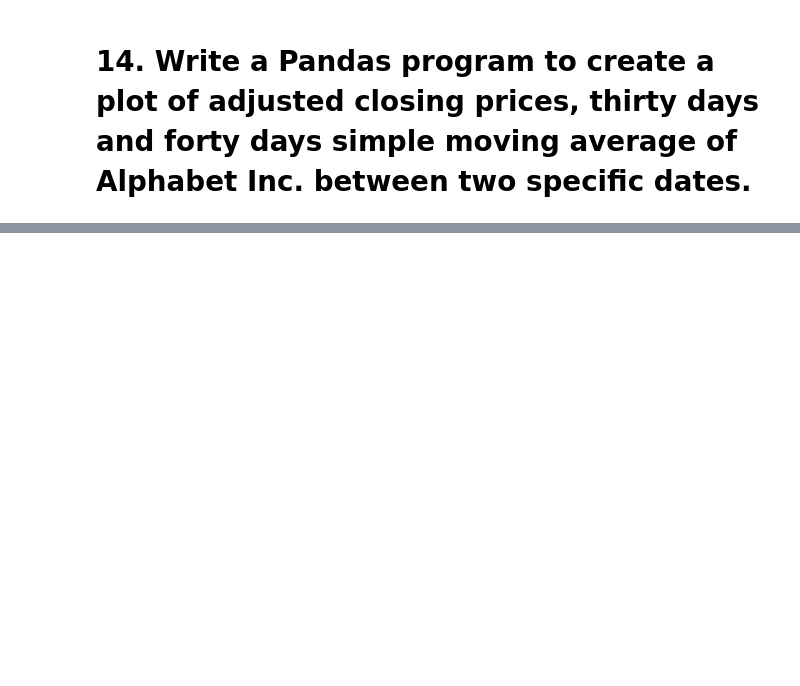
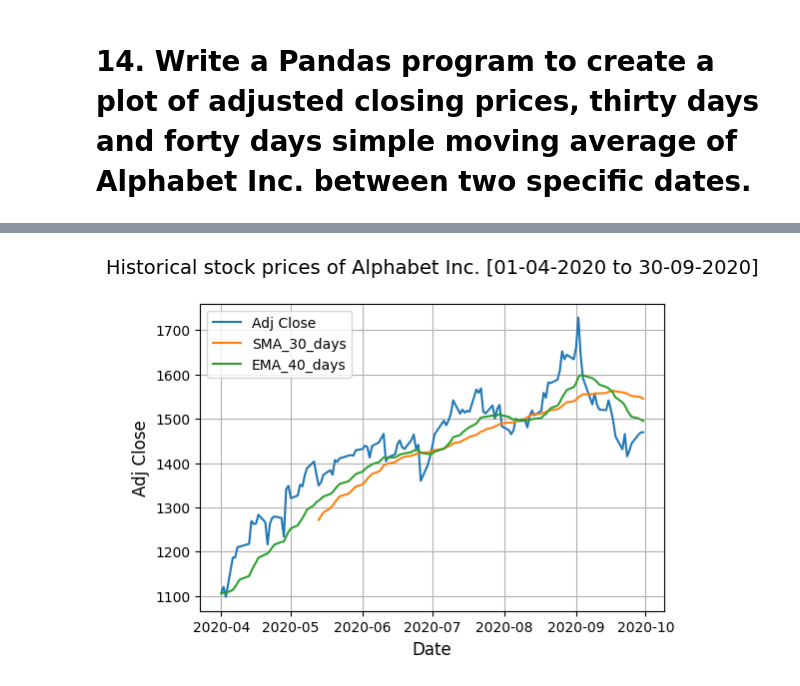
Before and after one commit to MayureshOP-max/DataAnalytics, a Jupyter notebook: Assignment_6.ipynb, the cells around one changed output, grey strips where cells are left out. Saved outputs shown, nothing was run; the diff lists cells and outputs as text; code cells hidden in the pictures; blank space fills up the shorter version.

```diff
--- a/Assignment_6.ipynb
+++ b/Assignment_6.ipynb
@@ -308,0 +335,26 @@ plt.show()
+# %%
+sd = pd.to_datetime('2020-04-01')
+ed = pd.to_datetime('2020-09-30')  #set startdate and enddate
+df['Date'] = pd.to_datetime(df['Date'])   #set the date column in df in datetime format from the regular string format
+newdf = (df['Date']>=sd) & (df['Date'] <=ed)  #taking dates only between sd to ed
+df1 = df.loc[newdf]   # newdf is mask and df2 is filtered df
+df2 = df1.set_index('Date')
+
+close_px = df2['Adj Close']
+df2['SMA_30_days'] = df2.iloc[:,4].rolling(window = 30).mean()
+df2['EMA_40_days'] = df2.iloc[:,4].ewm(span = 20, adjust = False).mean()
+
+#ewm(): This is a pandas method used to compute the Exponentially Weighted Moving (EWM) average
+
+plt.figure(figsize =[6,4])
+plt.grid(True)
+plt.title('Historical stock prices of Alphabet Inc. [01-04-2020 to 30-09-2020]\n',fontsize=14, color='black')
+plt.xlabel('Date',fontsize=12, color='black')
+plt.ylabel('Adj Close', fontsize=12, color='black')
+plt.plot(df2['Adj Close'],label = 'Adj Close')
+plt.plot(df2['SMA_30_days'],label = 'SMA_30_days')
+plt.plot(df2['EMA_40_days'],label = 'EMA_40_days')
+plt.legend(loc = 2)
+plt.show()
+# %% [output]
+[figure, added]
```
Also changed, not shown: parts of 7 cells of this notebook.
